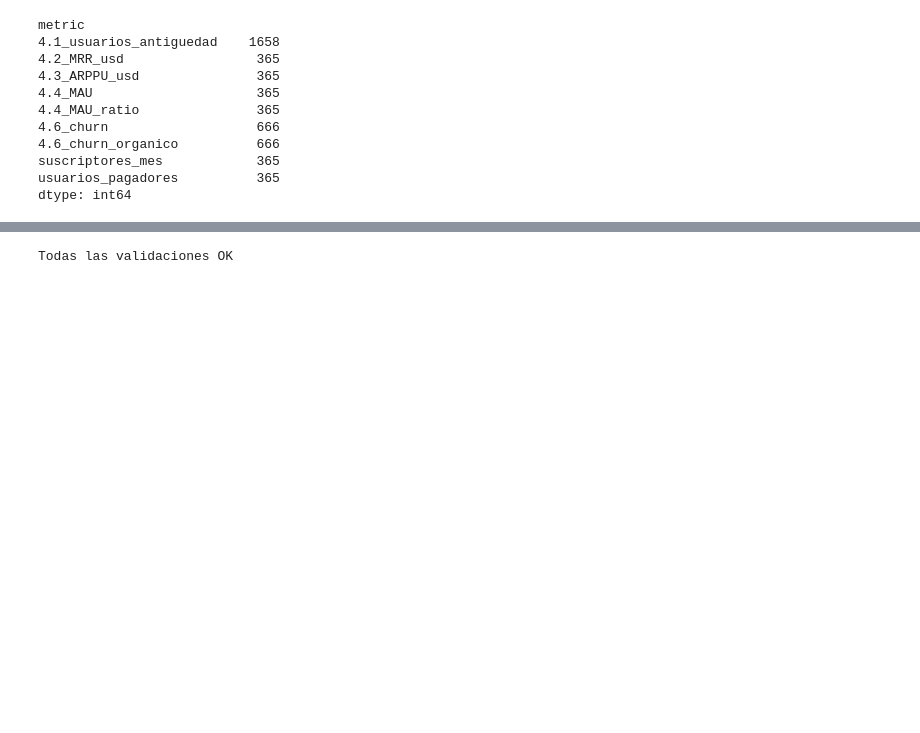
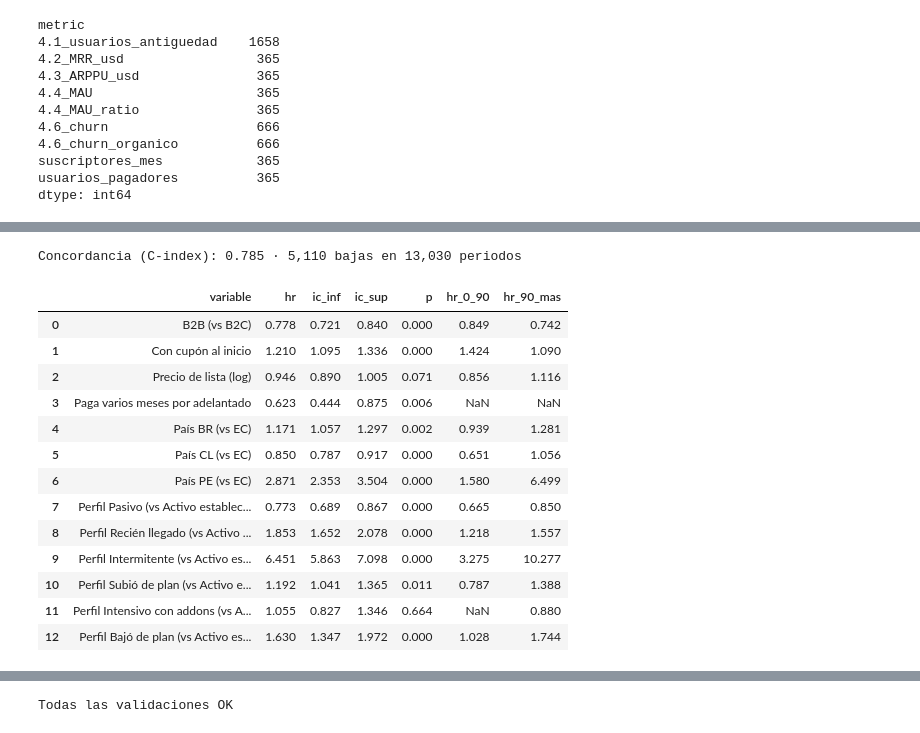
Before and after one commit to clementeaguilar-usach/prueba_bigdata_zapping, a Jupyter notebook: prueba_big_data.ipynb, the cells around one changed output, grey strips where cells are left out. Drawn from its saved outputs; the diff is of its cells as text; code cells hidden in the pictures; blank space fills up the shorter version.

```diff
--- a/prueba_big_data.ipynb
+++ b/prueba_big_data.ipynb
@@ -963,0 +1276,12 @@ dtype: int64
+# %%
+con_cupon = sp_riesgo[~sp_riesgo['left_censored'] & sp_riesgo['cupon_meses'].notna()]
+partes = []
+for meses_desc, frame in con_cupon.groupby('cupon_meses'):
+    partes.append(riesgo_mensual(frame, 12).assign(mes_relativo=lambda x: x['mes'] - meses_desc))
+df_riesgo_cupon = (pd.concat(partes).groupby('mes_relativo')[['bajas', 'meses_persona']].sum()
+                   .loc[-3:6].assign(riesgo=lambda x: x['bajas'] / x['meses_persona']))
+df_riesgo_cupon.index = df_riesgo_cupon.index.astype(int)
+df_riesgo_cupon = df_riesgo_cupon.rename_axis('mes_relativo')
+print(f"{len(con_cupon):,} periodos con cupón y alta observada; duración del descuento (meses): "
+      f"{con_cupon['cupon_meses'].value_counts().sort_index().to_dict()}")
+display(df_riesgo_cupon.round(3).T)
@@ -963,0 +1298,55 @@ dtype: int64
+# %%
+X_cox = pd.DataFrame({
+    'duracion': sp_riesgo['duracion'], 'entrada': sp_riesgo['entrada'], 'evento': sp_riesgo['evento'].astype(int),
+    'b2b': (sp_riesgo['segmento'] == 'B2B').astype(int), 'cupon': sp_riesgo['has_coupon'].astype(int),
+    'log_precio': np.log1p(sp_riesgo['list_price_usd'].fillna(0)),
+    'pago_multimes': (sp_riesgo['periods_in_months'] > 1).astype(int),
+})
+COX_LABELS = {'b2b': 'B2B (vs B2C)', 'cupon': 'Con cupón al inicio', 'log_precio': 'Precio de lista (log)',
+              'pago_multimes': 'Paga varios meses por adelantado'}
+for pais in ['CL', 'BR', 'PE']:
+    X_cox[f'pais_{pais}'] = (sp_riesgo['country_iso'] == pais).astype(int)
+    COX_LABELS[f'pais_{pais}'] = f'País {pais} (vs EC)'
+for i, p in enumerate(p for p in PERFIL_ORDEN if p != 'Activo establecido'):
+    X_cox[f'perfil_{i}'] = (sp_riesgo['perfil'] == p).astype(int)
+    COX_LABELS[f'perfil_{i}'] = f'Perfil {p} (vs Activo establecido)'
+
+
+def estimables(frame, min_bajas=30):
+    binarias = [c for c in frame.columns if c not in ('duracion', 'entrada', 'evento', 'log_precio')]
+    return frame.drop(columns=[c for c in binarias if (frame['evento'] * frame[c]).sum() < min_bajas])
+
+
+cox = CoxPHFitter(penalizer=0.01).fit(estimables(X_cox), 'duracion', 'evento', entry_col='entrada')
+temprano = X_cox[X_cox['entrada'] < COX_CORTE_DIAS].copy()
+temprano['evento'] = temprano['evento'] * (temprano['duracion'] <= COX_CORTE_DIAS)
+temprano['duracion'] = temprano['duracion'].clip(upper=COX_CORTE_DIAS)
+tardio = X_cox[X_cox['duracion'] > COX_CORTE_DIAS].copy()
+tardio['entrada'] = tardio['entrada'].clip(lower=COX_CORTE_DIAS)
+hr_tramo = {nombre: CoxPHFitter(penalizer=0.01).fit(estimables(d), 'duracion', 'evento', entry_col='entrada')
+            .hazard_ratios_ for nombre, d in (('hr_0_90', temprano), ('hr_90_mas', tardio))}
+
+df_cox = pd.DataFrame({
+    'hr': cox.hazard_ratios_, 'ic_inf': np.exp(cox.confidence_intervals_.iloc[:, 0]),
+    'ic_sup': np.exp(cox.confidence_intervals_.iloc[:, 1]), 'p': cox.summary['p'], **hr_tramo})
+df_cox.insert(0, 'variable', df_cox.index.map(COX_LABELS))
+df_cox = df_cox.reset_index(drop=True)
+print(f'Concordancia (C-index): {cox.concordance_index_:.3f} · {int(X_cox["evento"].sum()):,} bajas en '
+      f'{len(X_cox):,} periodos')
+display(df_cox.round(3))
+# %% [output]
+Concordancia (C-index): 0.785 · 5,110 bajas en 13,030 periodos
+|  | variable | hr | ic_inf | ic_sup | p | hr_0_90 | hr_90_mas |
+| 0 | B2B (vs B2C) | 0.778 | 0.721 | 0.840 | 0.000 | 0.849 | 0.742 |
+| 1 | Con cupón al inicio | 1.210 | 1.095 | 1.336 | 0.000 | 1.424 | 1.090 |
+| 2 | Precio de lista (log) | 0.946 | 0.890 | 1.005 | 0.071 | 0.856 | 1.116 |
+| 3 | Paga varios meses por adelantado | 0.623 | 0.444 | 0.875 | 0.006 | NaN | NaN |
+| 4 | País BR (vs EC) | 1.171 | 1.057 | 1.297 | 0.002 | 0.939 | 1.281 |
+| 5 | País CL (vs EC) | 0.850 | 0.787 | 0.917 | 0.000 | 0.651 | 1.056 |
+| 6 | País PE (vs EC) | 2.871 | 2.353 | 3.504 | 0.000 | 1.580 | 6.499 |
+| 7 | Perfil Pasivo (vs Activo establec... | 0.773 | 0.689 | 0.867 | 0.000 | 0.665 | 0.850 |
+| 8 | Perfil Recién llegado (vs Activo ... | 1.853 | 1.652 | 2.078 | 0.000 | 1.218 | 1.557 |
+| 9 | Perfil Intermitente (vs Activo es... | 6.451 | 5.863 | 7.098 | 0.000 | 3.275 | 10.277 |
+| 10 | Perfil Subió de plan (vs Activo e... | 1.192 | 1.041 | 1.365 | 0.011 | 0.787 | 1.388 |
+| 11 | Perfil Intensivo con addons (vs A... | 1.055 | 0.827 | 1.346 | 0.664 | NaN | 0.880 |
+| 12 | Perfil Bajó de plan (vs Activo es... | 1.630 | 1.347 | 1.972 | 0.000 | 1.028 | 1.744 |
```
Also changed, not shown: parts of 21 cells of this notebook, 13 other files.
